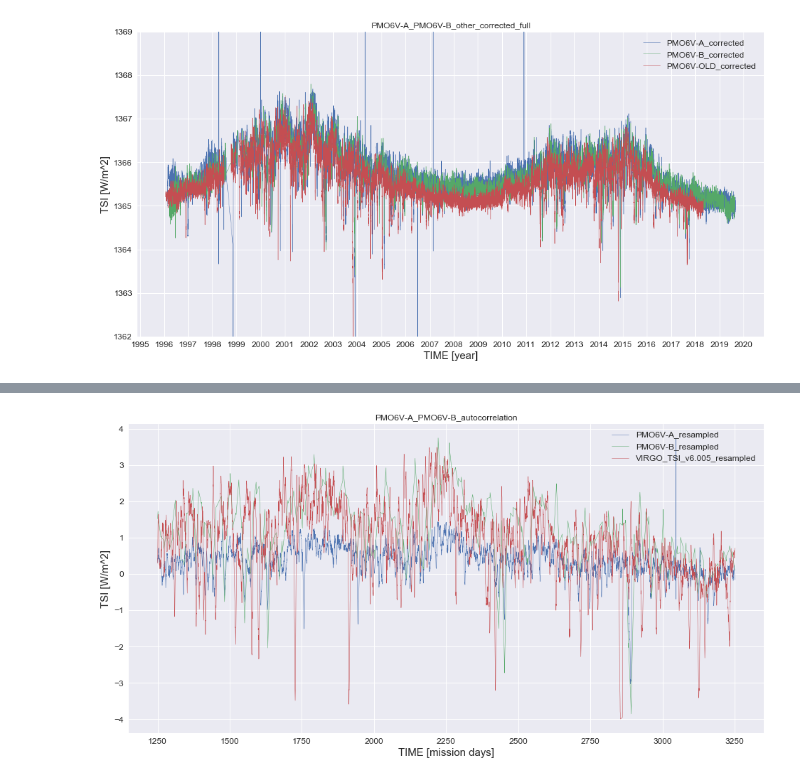
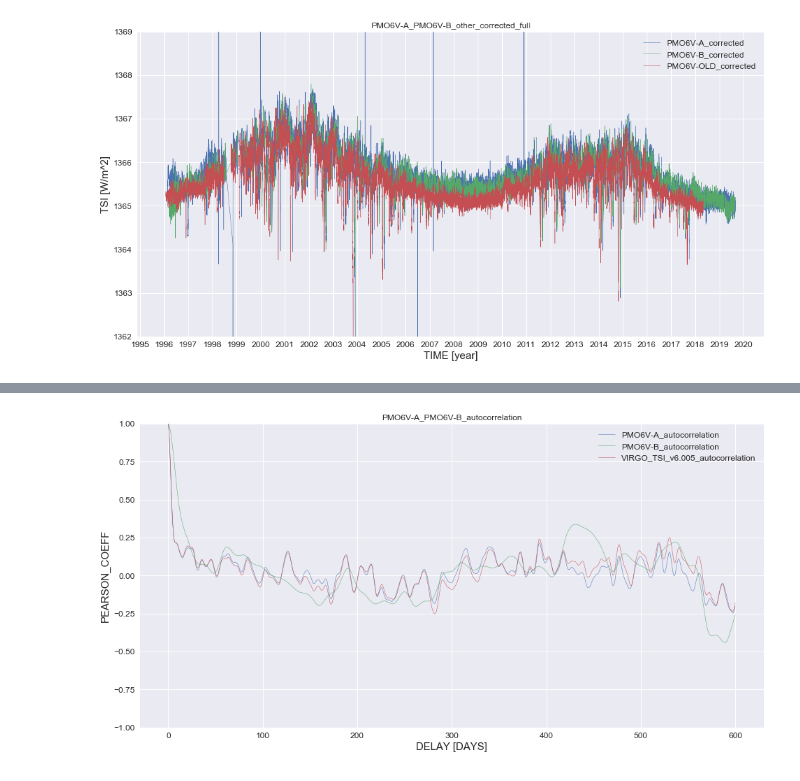
Before and after one commit to roksikonja/dslab_virgo_tsi, a Jupyter notebook: gp_autocorrelation.ipynb, the cells around one changed output, grey strips where cells are left out. Drawn from its saved outputs; the diff is of its cells as text; code cells hidden in the pictures.

```diff
--- a/gp_autocorrelation.ipynb
+++ b/gp_autocorrelation.ipynb
@@ -59,15 +59,26 @@ t_min = np.max([other_t[0], base_sig.t_a_nn[0], base_sig.t_b_nn[0]])
 t_max = np.min([other_t[-1], base_sig.t_a_nn[-1], base_sig.t_b_nn[-1]])
 
 delay_window = 600
-resampling_window = 2000
-n_resampling_points = 5000
+resampling_window = 1000
+n_resampling_points = 10000
 
-for t_min in [200, 1250, 2000, 4000, 6000, 8000]:
+tau = resampling_window/(n_resampling_points-1)
+n_lags = np.ceil(delay_window / tau).astype(int)
+
+print("tau", tau)
+print("n_lags", n_lags)
+
+idx_delay = np.arange(0, n_lags, 1)
+t_delay = idx_delay * tau
+
+fourplets = []
+fourplets_a = []
+fourplets_b = []
+fourplets_o = []
+
+for t_min in [200, 1250, 2000, 4000, 6000]:
     t = np.linspace(t_min, t_min + resampling_window, n_resampling_points)
-    tau = (t.max() - t.min())/(n_resampling_points-1)
-
-    print("t", t.shape, t[:2], t[-2:], t[1] - t[0], t[2] - t[1])
-    print("tau", tau)
+    print("t", t.shape)
 
     t_a, a = base_sig.t_a_nn, final_res.a_nn_corrected
     t_b, b = base_sig.t_b_nn, final_res.b_nn_corrected
@@ -93,22 +104,8 @@ for t_min in [200, 1250, 2000, 4000, 6000, 8000]:
 
     a, b, o = pd.Series(f_a(t)), pd.Series(f_b(t)), pd.Series(f_o(t))
 
-    visualizer.plot_signals(
-    [
-        (t, a, f"{Const.A}_resampled", False),
-        (t, b, f"{Const.B}_resampled", False),
-        (t, o, f"VIRGO_TSI_v6.005_resampled", False),
-    ],
-    None, f"{Const.A}_{Const.B}_autocorrelation",
-    legend="upper right", x_label=Const.DAY_UNIT, y_label=Const.TSI_UNIT)
-
-    n_lags = np.ceil(delay_window / tau).astype(int)
-    print(n_lags)
-    idx_delay = np.arange(0, n_lags, 1)
-    t_delay = idx_delay * tau
-
     acorr_a, acorr_b, acorr_o = np.zeros(idx_delay.shape[0]), np.zeros(idx_delay.shape[0]), np.zeros(idx_delay.shape[0])
-    acov_a, acov_b, acov_o = np.zeros(idx_delay.shape[0]), np.zeros(idx_delay.shape[0]), np.zeros(idx_delay.shape[0])
+    # acov_a, acov_b, acov_o = np.zeros(idx_delay.shape[0]), np.zeros(idx_delay.shape[0]), np.zeros(idx_delay.shape[0])
 
     for idx, lag in enumerate(idx_delay):
         acorr_a[idx] = a.autocorr(lag=lag)
@@ -119,15 +116,49 @@ for t_min in [200, 1250, 2000, 4000, 6000, 8000]:
     #     acov_b[idx] = b.corr(b.iloc[::-1].shift(lag))
     #     acov_o[idx] = o.corr(o.iloc[::-1].shift(lag))
 
+    fourplets.extend([
+        (t_delay, acorr_a, f"{Const.A}_autocorrelation_{t_min}", False),
+        (t_delay, acorr_b, f"{Const.B}_autocorrelation_{t_min}", False),
+        (t_delay, acorr_o, f"VIRGO_TSI_v6.005_autocorrelation_{t_min}", False),
+    ])
+
+    fourplets_a.append((t_delay, acorr_a, f"{Const.A}_autocorrelation_{t_min}", False))
+    fourplets_b.append((t_delay, acorr_b, f"{Const.B}_autocorrelation_{t_min}", False))
+    fourplets_o.append((t_delay, acorr_o, f"VIRGO_TSI_v6.005_autocorrelation_{t_min}", False))
+
+
     visualizer.plot_signals(
     [
         (t_delay, acorr_a, f"{Const.A}_autocorrelation", False),
         (t_delay, acorr_b, f"{Const.B}_autocorrelation", False),
         (t_delay, acorr_o, f"VIRGO_TSI_v6.005_autocorrelation", False),
-    #     (t_delay, acov_a, f"{Const.A}_autocorrelation", False),
-    #     (t_delay, acov_b, f"{Const.B}_autocorrelation", False),
-    #     (t_delay, acov_o, f"VIRGO_TSI_v6.005_autocorrelation", False),
     ],
     None, f"{Const.A}_{Const.B}_autocorrelation",
     legend="upper right", x_label="DELAY [DAYS]", y_label="PEARSON_COEFF", y_lim=[-1, 1])
+
+    visualizer.plot_signals(
+    [
+        (t, a, f"{Const.A}_resampled", False),
+        (t, b, f"{Const.B}_resampled", False),
+        (t, o, f"VIRGO_TSI_v6.005_resampled", False),
+    ],
+    None, f"{Const.A}_{Const.B}_autocorrelation",
+    legend="upper right", x_label=Const.DAY_UNIT, y_label=Const.TSI_UNIT)
+
+
+visualizer.plot_signals(fourplets,
+None, f"{Const.A}_{Const.B}_autocorrelation",
+legend="upper right", x_label="DELAY [DAYS]", y_label="PEARSON_COEFF", y_lim=[-1, 1])
+
+visualizer.plot_signals(fourplets_a,
+None, f"{Const.A}_autocorrelation",
+legend="upper right", x_label="DELAY [DAYS]", y_label="PEARSON_COEFF", y_lim=[-1, 1])
+
+visualizer.plot_signals(fourplets_b,
+None, f"{Const.B}_autocorrelation",
+legend="upper right", x_label="DELAY [DAYS]", y_label="PEARSON_COEFF", y_lim=[-1, 1])
+
+visualizer.plot_signals(fourplets_o,
+None, f"VIRGO_TSI_v6.005_autocorrelation",
+legend="upper right", x_label="DELAY [DAYS]", y_label="PEARSON_COEFF", y_lim=[-1, 1])
 # %% [output]
@@ -148 +174 @@ tau 0.40008001600320064
-[figure, old version]
+[figure, new version]
```
Also changed, not shown: parts of 6 cells of this notebook, 4 other files.
